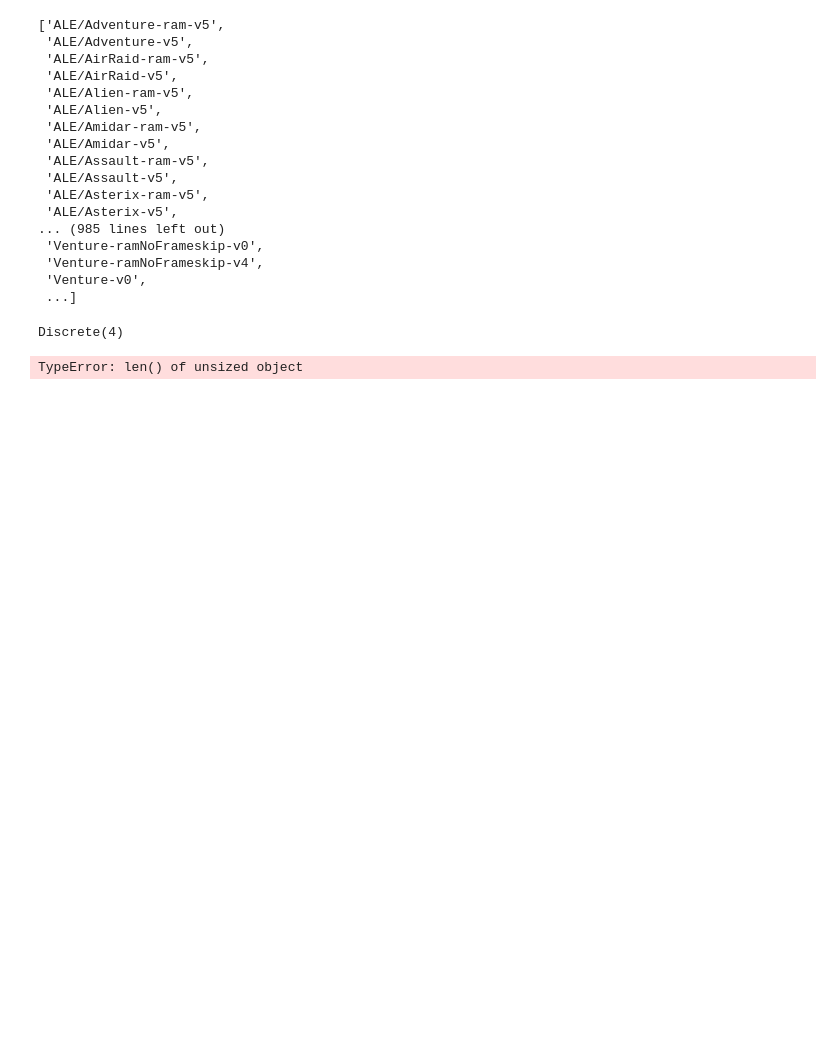
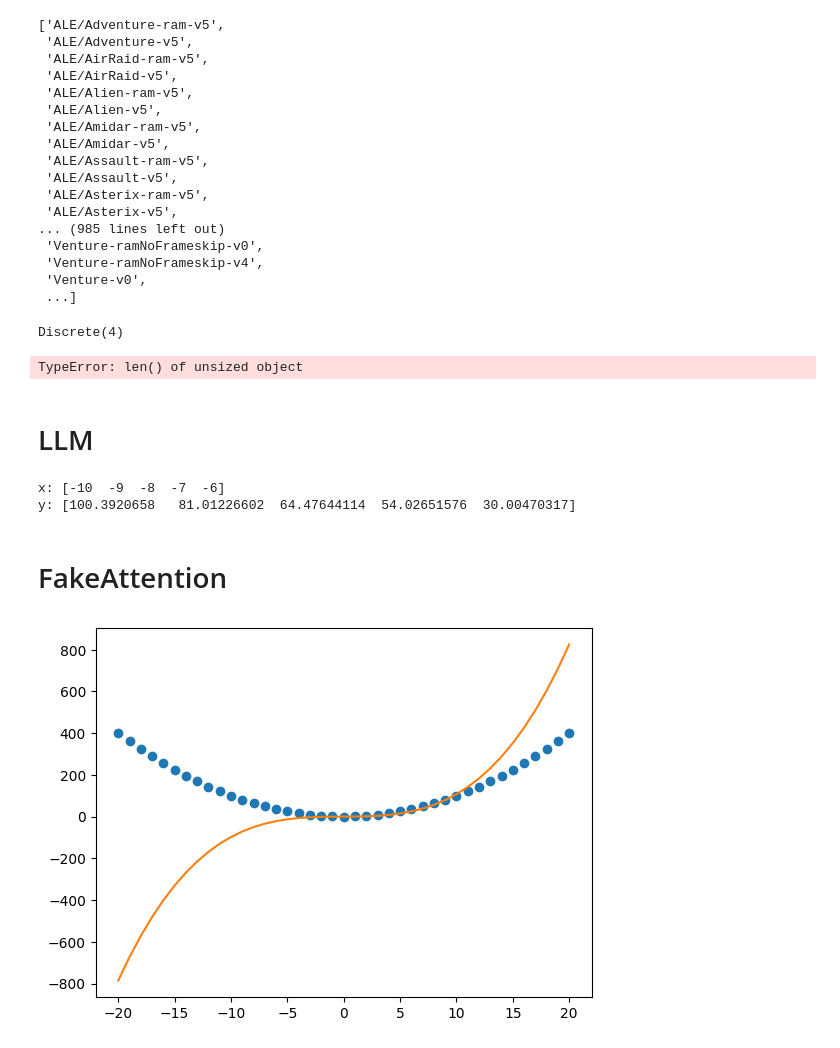
Before and after one commit to kiwi-lang/taranis, a Jupyter notebook: examples/PythonPrimer.ipynb, the cells around one changed output. Cells and saved outputs as stored; diff of their text form; code cells hidden in the pictures; blank space fills up the shorter version.

```diff
--- a/examples/PythonPrimer.ipynb
+++ b/examples/PythonPrimer.ipynb
@@ -1812,3 +1812,59 @@ plt.subplot(2, 2, 4)
 plt.plot(logs["eval step_count"])
 plt.title("Max step count (test)")
 plt.show()
+# %% [markdown]
+# LLM
+# %%
+eps = np.random.normal(0, 3, 21)
+
+x = np.asarray(list(range(-10, 11)))
+y = x ** 2 + eps
+
+print('x:', x[:5])
+print('y:', y[:5])
+# %% [output]
+x: [-10  -9  -8  -7  -6]
+y: [100.3920658   81.01226602  64.47644114  54.02651576  30.00470317]
+# %% [markdown]
+# FakeAttention
+# %%
+from math import sqrt
+
+class Attention(nn.Module):
+    def __init__(self, input_size, output_size):
+        super().__init__()
+
+        self.q = nn.Linear(input_size, output_size)
+        self.k = nn.Linear(input_size, output_size)
+        self.v = nn.Linear(input_size, output_size)
+        self.o = nn.Linear(output_size, input_size)
+        self.n = output_size
+
+        torch.nn.init.eye_(self.q.weight)
+        torch.nn.init.eye_(self.k.weight)
+        torch.nn.init.eye_(self.v.weight)
+        torch.nn.init.eye_(self.o.weight)
+
+    def forward(self, x):
+        xq = self.q(x)
+        xk = self.k(x)
+        xv = self.v(x)
+
+        if len(x.shape) == 2 :
+            xq = xq.unsqueeze(1)
+            xk = xk.unsqueeze(1)
+            xv = xv.unsqueeze(1)
+
+        out = xq @ xk.transpose(1, 2) / sqrt(self.n)
+
+        # out = self.activation(out)
+
+        out = self.o(out @ xv)
+
+        return out.squeeze(1)
+# %%
+model = Attention(1, 100)
+# %%
+show_model_estimate(model, x, y)
+# %% [output]
+[figure, added]
```
Also changed, not shown: parts of 23 cells of this notebook, 22 other files.
